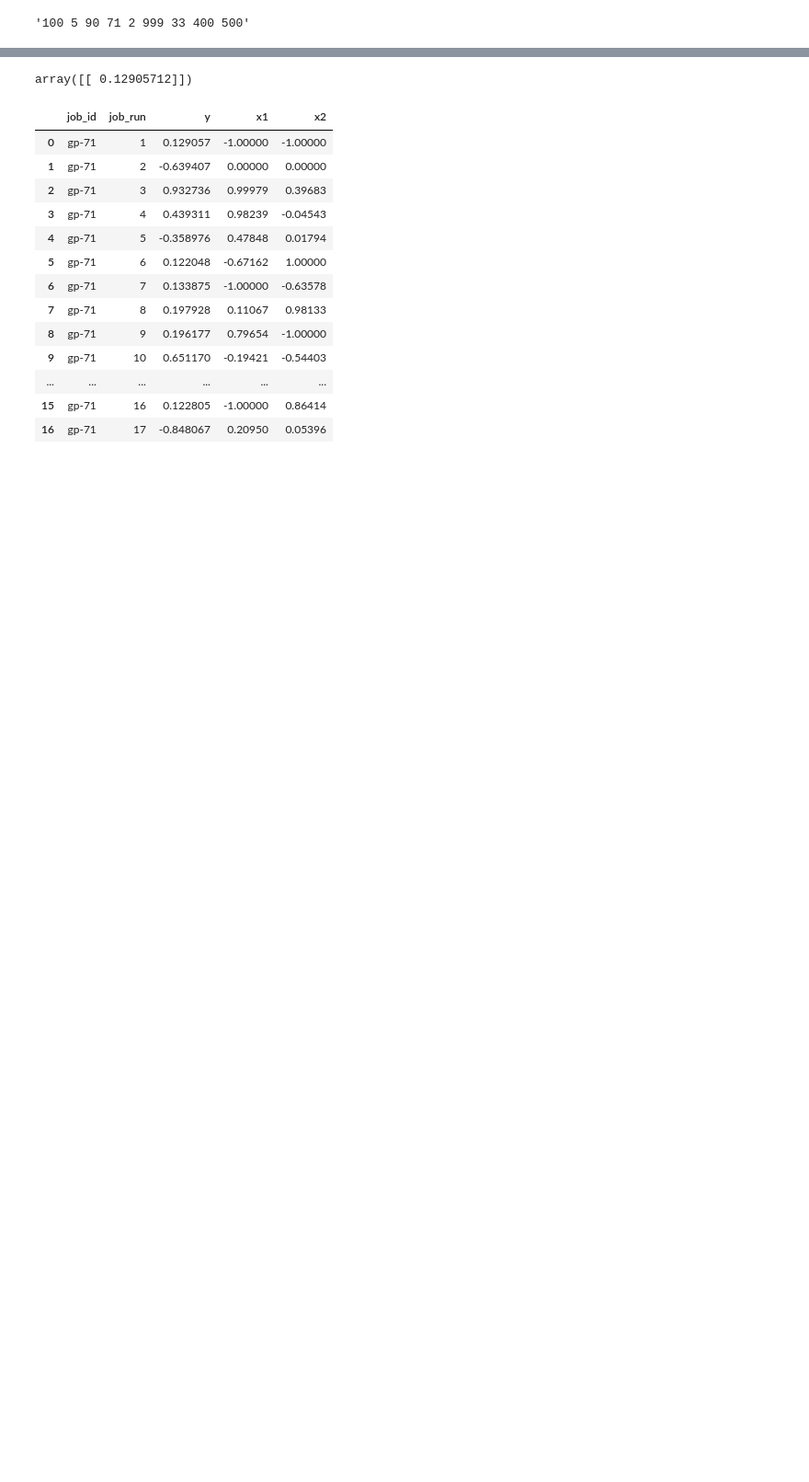
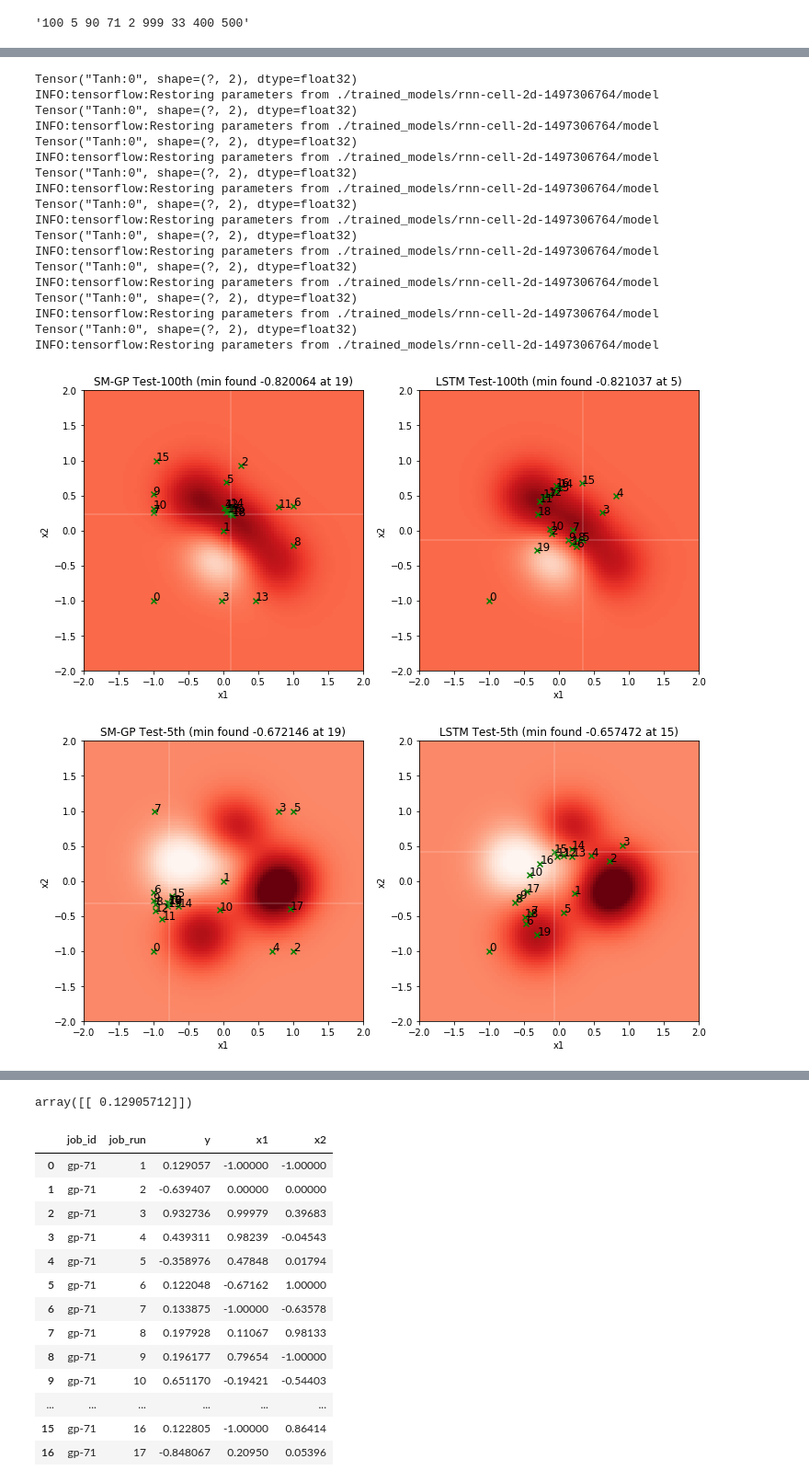
Before and after one commit to p16i/blackbox-optimization-using-rnns, a Jupyter notebook: spearmint-visualization.ipynb, the cells around one changed output, grey strips where cells are left out. Shown at 92% size. Cells and saved outputs as stored; diff of their text form; code cells hidden in the pictures; blank space fills up the shorter version.

```diff
--- a/spearmint-visualization.ipynb
+++ b/spearmint-visualization.ipynb
@@ -187,0 +367,25 @@ for i in range(len(GP_TEST_INDICES)):
+# %%
+for i in GP_TEST_INDICES:
+    plot_comparison2d_on_gp(i)
+    plt.savefig('./images-temp/comparision-gp-test-%dth.png' % i)
+# %% [output]
+Tensor("Tanh:0", shape=(?, 2), dtype=float32)
+INFO:tensorflow:Restoring parameters from ./trained_models/rnn-cell-2d-1497306764/model
+Tensor("Tanh:0", shape=(?, 2), dtype=float32)
+INFO:tensorflow:Restoring parameters from ./trained_models/rnn-cell-2d-1497306764/model
+Tensor("Tanh:0", shape=(?, 2), dtype=float32)
+INFO:tensorflow:Restoring parameters from ./trained_models/rnn-cell-2d-1497306764/model
+Tensor("Tanh:0", shape=(?, 2), dtype=float32)
+INFO:tensorflow:Restoring parameters from ./trained_models/rnn-cell-2d-1497306764/model
+Tensor("Tanh:0", shape=(?, 2), dtype=float32)
+INFO:tensorflow:Restoring parameters from ./trained_models/rnn-cell-2d-1497306764/model
+Tensor("Tanh:0", shape=(?, 2), dtype=float32)
+INFO:tensorflow:Restoring parameters from ./trained_models/rnn-cell-2d-1497306764/model
+Tensor("Tanh:0", shape=(?, 2), dtype=float32)
+INFO:tensorflow:Restoring parameters from ./trained_models/rnn-cell-2d-1497306764/model
+Tensor("Tanh:0", shape=(?, 2), dtype=float32)
+INFO:tensorflow:Restoring parameters from ./trained_models/rnn-cell-2d-1497306764/model
+Tensor("Tanh:0", shape=(?, 2), dtype=float32)
+INFO:tensorflow:Restoring parameters from ./trained_models/rnn-cell-2d-1497306764/model
+[figure, added]
+[figure, added]
```
Also changed, not shown: parts of 18 cells of this notebook, 1 other file.
